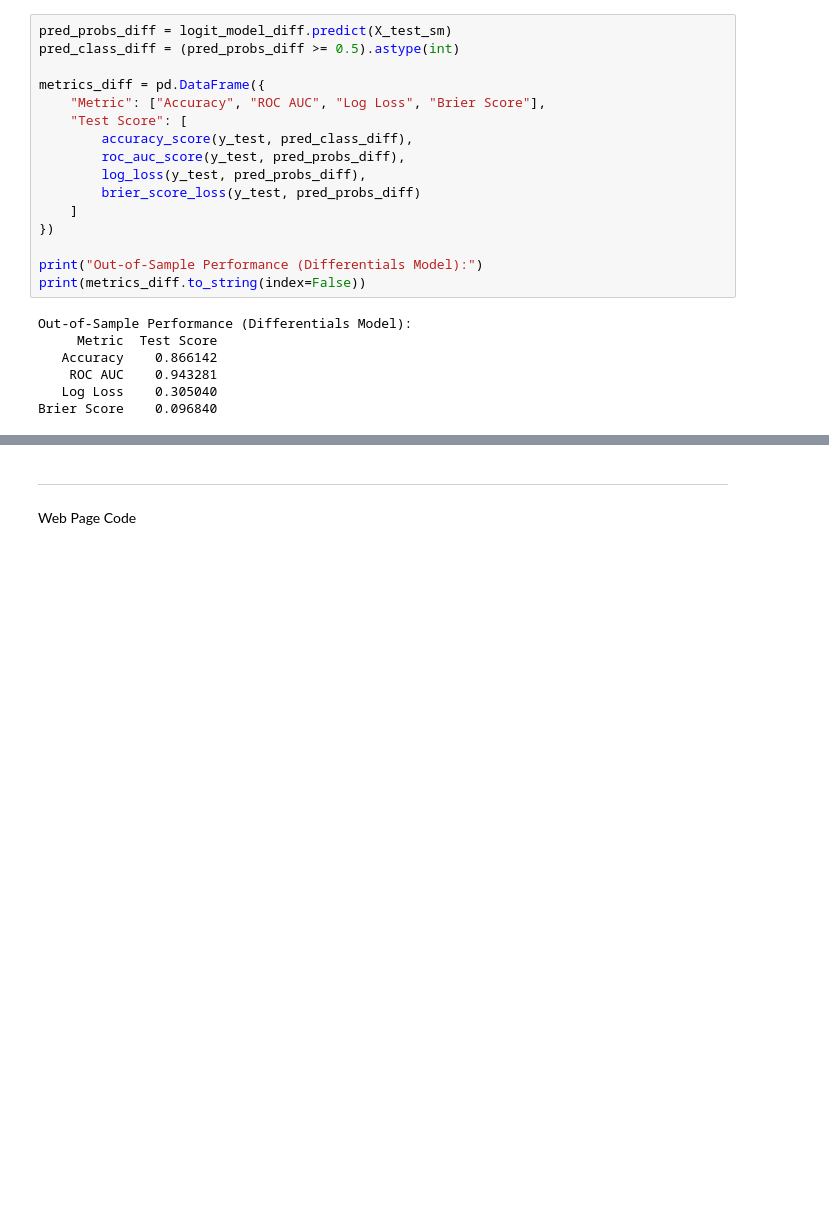
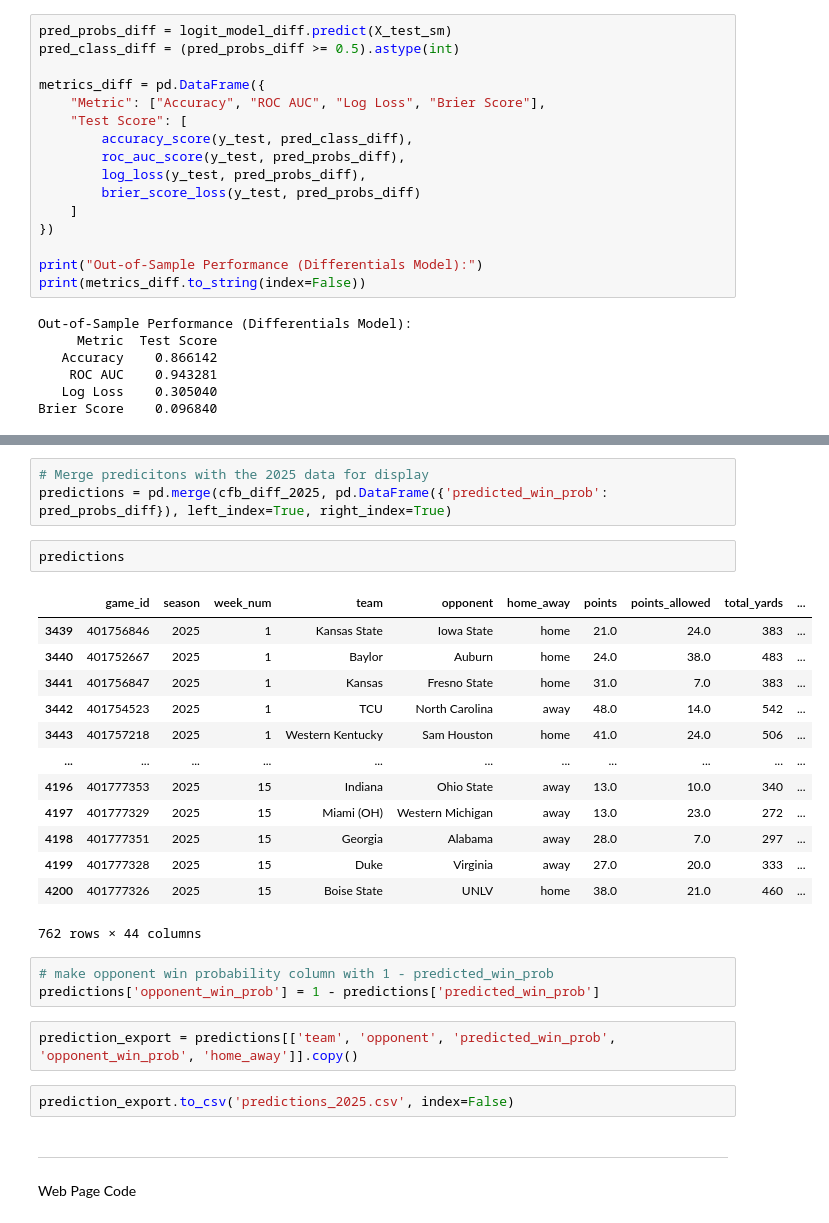
Before and after one commit to ahaze65/SPOA_4001_HW3, a Jupyter notebook: webpage.ipynb, the cells around one changed output, grey strips where cells are left out. Saved outputs shown, nothing was run; the diff lists cells and outputs as text; blank space fills up the shorter version.

```diff
--- a/webpage.ipynb
+++ b/webpage.ipynb
@@ -306,3 +339,29 @@ Brier Score    0.096840
+# %%
+# Merge predicitons with the 2025 data for display
+predictions = pd.merge(cfb_diff_2025, pd.DataFrame({'predicted_win_prob': pred_probs_diff}), left_index=True, right_index=True)
+# %%
+predictions
+# %% [output]
+|  | game_id | season | week_num | team | opponent | home_away | points | points_allowed | total_yards | ... |
+| 3439 | 401756846 | 2025 | 1 | Kansas State | Iowa State | home | 21.0 | 24.0 | 383 | ... |
+| 3440 | 401752667 | 2025 | 1 | Baylor | Auburn | home | 24.0 | 38.0 | 483 | ... |
+| 3441 | 401756847 | 2025 | 1 | Kansas | Fresno State | home | 31.0 | 7.0 | 383 | ... |
+| 3442 | 401754523 | 2025 | 1 | TCU | North Carolina | away | 48.0 | 14.0 | 542 | ... |
+| 3443 | 401757218 | 2025 | 1 | Western Kentucky | Sam Houston | home | 41.0 | 24.0 | 506 | ... |
+| ... | ... | ... | ... | ... | ... | ... | ... | ... | ... | ... |
+| 4196 | 401777353 | 2025 | 15 | Indiana | Ohio State | away | 13.0 | 10.0 | 340 | ... |
+| 4197 | 401777329 | 2025 | 15 | Miami (OH) | Western Michigan | away | 13.0 | 23.0 | 272 | ... |
+| 4198 | 401777351 | 2025 | 15 | Georgia | Alabama | away | 28.0 | 7.0 | 297 | ... |
+| 4199 | 401777328 | 2025 | 15 | Duke | Virginia | away | 27.0 | 20.0 | 333 | ... |
+| 4200 | 401777326 | 2025 | 15 | Boise State | UNLV | home | 38.0 | 21.0 | 460 | ... |
+762 rows × 44 columns
+# %%
+# make opponent win probability column with 1 - predicted_win_prob
+predictions['opponent_win_prob'] = 1 - predictions['predicted_win_prob']
+# %%
+prediction_export = predictions[['team', 'opponent', 'predicted_win_prob', 'opponent_win_prob', 'home_away']].copy()
+# %%
+prediction_export.to_csv('predictions_2025.csv', index=False)
 # %% [markdown]
 ---
 Web Page Code
```
Also changed, not shown: parts of 6 cells of this notebook.
